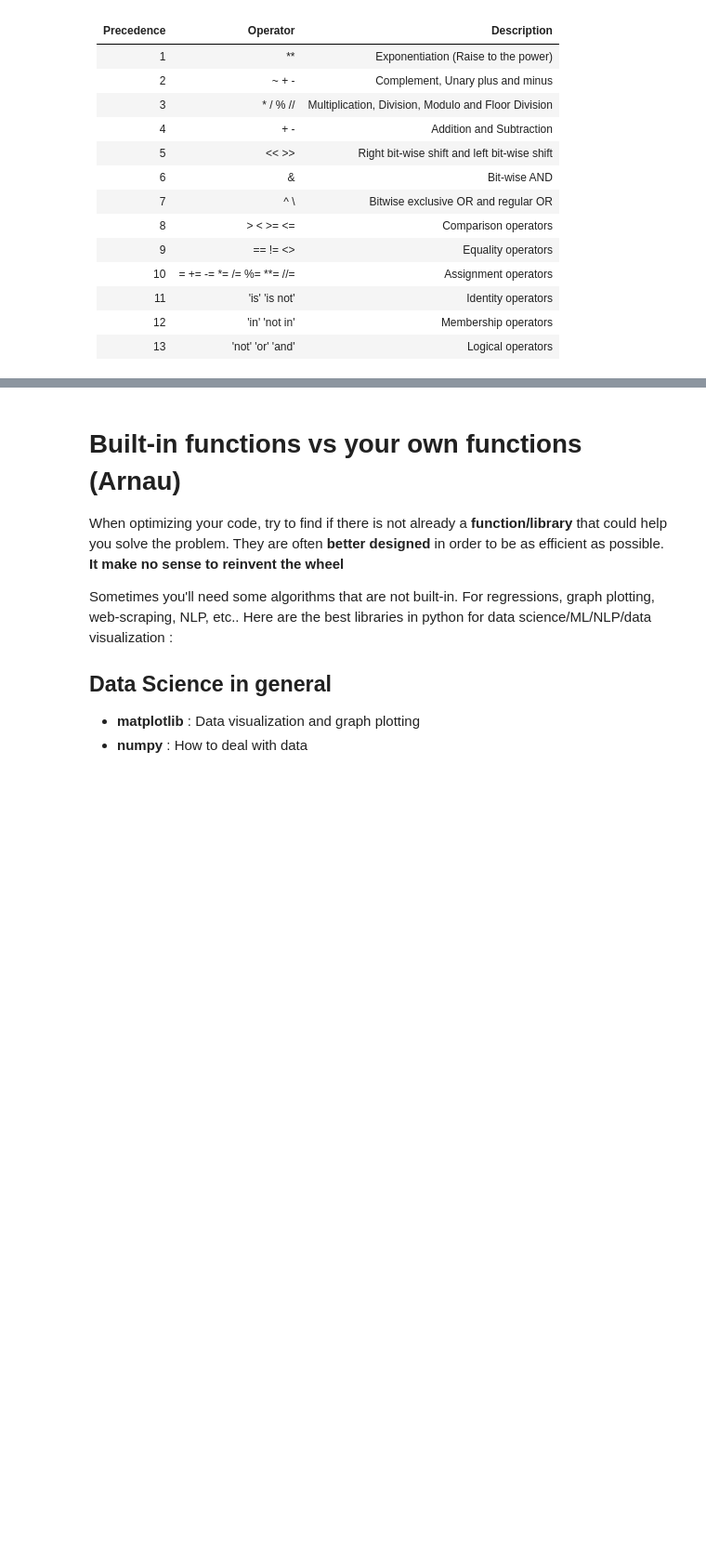
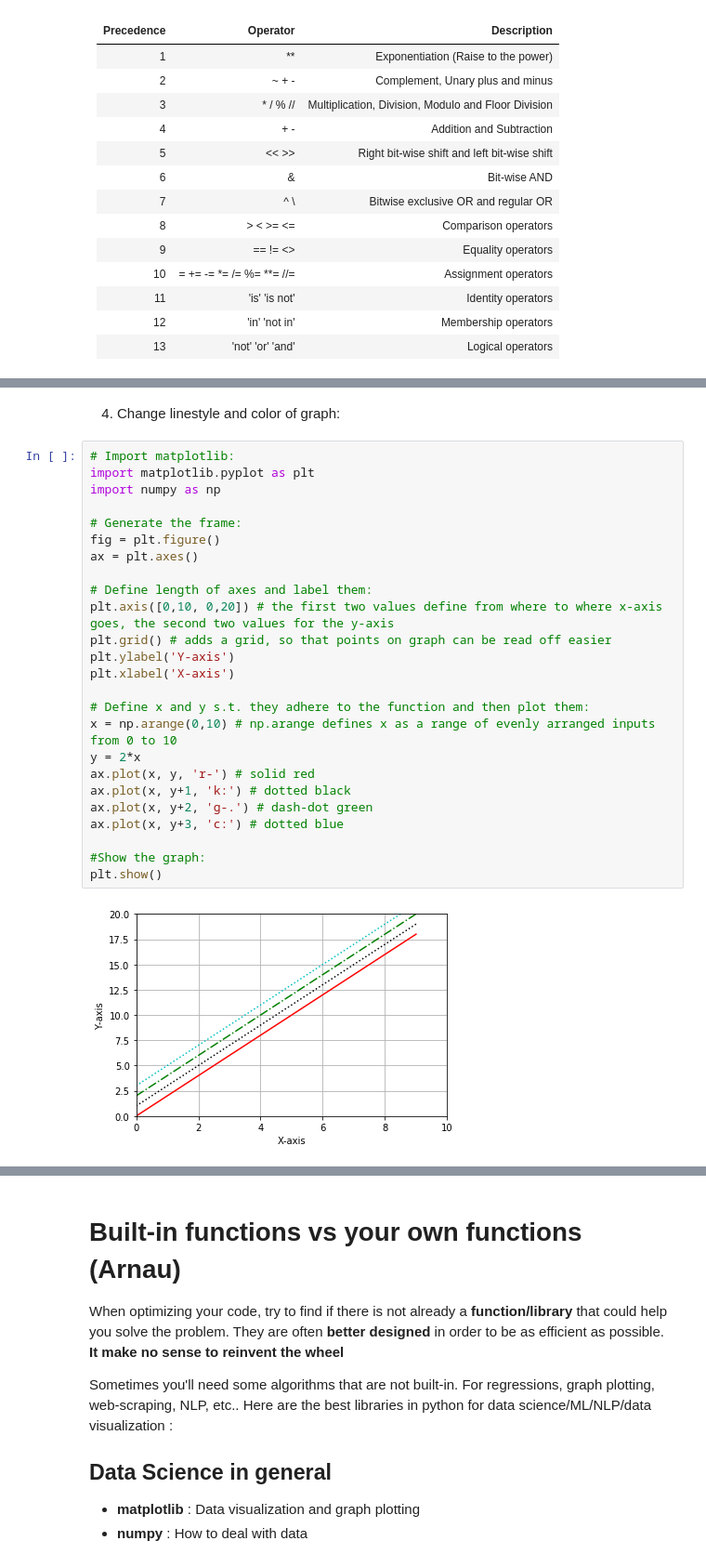
Before and after one commit to drarnau/Programming-Tutorials, a Jupyter notebook: 03_Values_Variables_and_Operators.ipynb, the cells around one changed output, grey strips where cells are left out. Shown at 93% size. Drawn from its saved outputs; the diff is of its cells as text; blank space fills up the shorter version.

```diff
--- a/03_Values_Variables_and_Operators.ipynb
+++ b/03_Values_Variables_and_Operators.ipynb
@@ -629,0 +842,29 @@ Operators are executed in a certain order. Being aware of the precedence that op
+# %% [markdown]
+4. Change linestyle and color of graph:
+# %%
+# Import matplotlib:
+import matplotlib.pyplot as plt
+import numpy as np
+
+# Generate the frame:
+fig = plt.figure()
+ax = plt.axes()
+
+# Define length of axes and label them:
+plt.axis([0,10, 0,20]) # the first two values define from where to where x-axis goes, the second two values for the y-axis
+plt.grid() # adds a grid, so that points on graph can be read off easier
+plt.ylabel('Y-axis')
+plt.xlabel('X-axis')
+
+# Define x and y s.t. they adhere to the function and then plot them:
+x = np.arange(0,10) # np.arange defines x as a range of evenly arranged inputs from 0 to 10
+y = 2*x
+ax.plot(x, y, 'r-') # solid red
+ax.plot(x, y+1, 'k:') # dotted black
+ax.plot(x, y+2, 'g-.') # dash-dot green
+ax.plot(x, y+3, 'c:') # dotted blue
+
+#Show the graph:
+plt.show()
+# %% [output]
+[figure, added]
```
Also changed, not shown: parts of 61 cells of this notebook.
